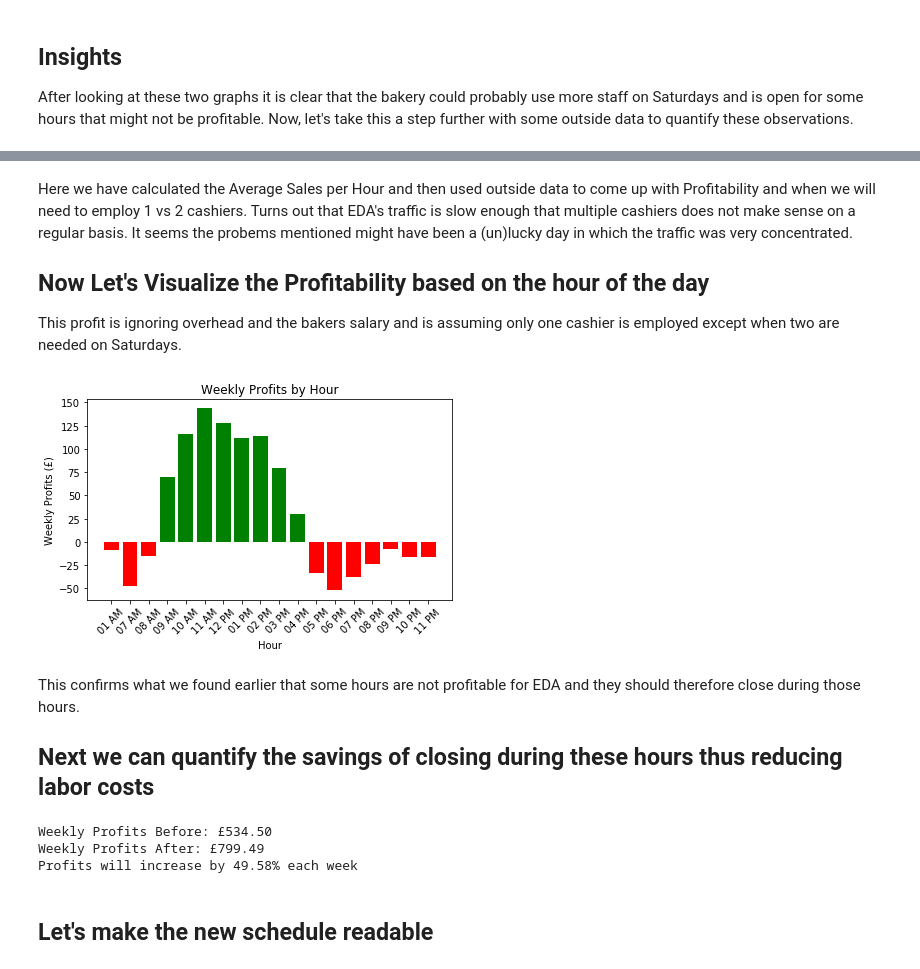
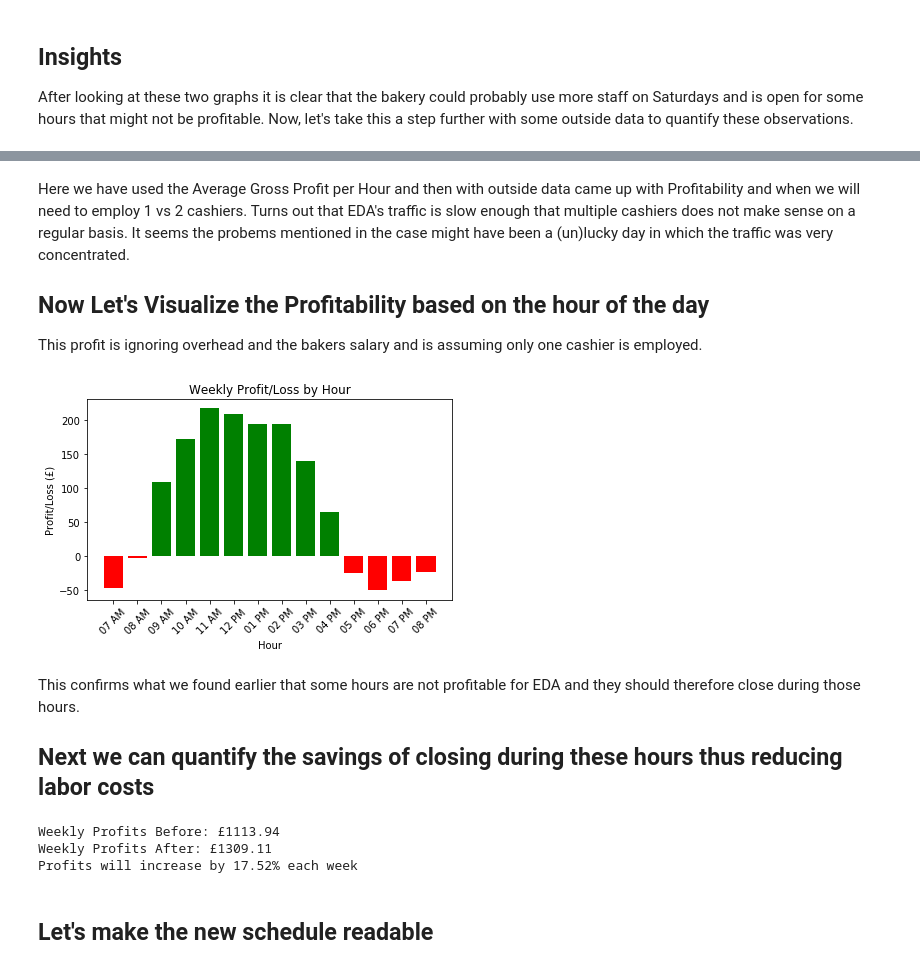
Before and after one commit to unccjp/BUSI-488, a Jupyter notebook: EDA-Bakery-Final-Notebook.ipynb, the cells around one changed output, grey strips where cells are left out. Drawn from its saved outputs; the diff is of its cells as text; code cells hidden in the pictures.

```diff
--- a/EDA-Bakery-Final-Notebook.ipynb
+++ b/EDA-Bakery-Final-Notebook.ipynb
@@ -81,24 +204,15 @@ print(avg_sales_per_trans)
 # %%
 avg_sales_per_trans = len(bakery.Transaction) / len(bakery.Transaction.unique())
 #this number will be used to convert sales data back to transaction data to more accurately estimate number of cashiers needed
+
 temp_bakery = bakery.groupby(['Date', 'Weekday'], as_index = False).count()
 num_weekdays = temp_bakery.Weekday.value_counts()
-# num_weekdays is used later to find average sales per hour, using the simple average would ignore days in which no sales were made
-temp_bakery = bakery.groupby(['Date','Weekday', 'Hour', 'Hour Num'], as_index = False).count()
-hours_plan = temp_bakery.groupby(['Weekday', 'Hour', 'Hour Num'], as_index = False).agg({'Transaction' : 'sum'}).sort_values(by = ['Weekday','Hour Num'])
+# num_weekdays is used to find average sales per hour, using the simple average would ignore days in which no sales were made
+
+hours_plan = bakery.groupby(['Weekday','Hour','Hour Num'], as_index = False).agg({'Profit' : ['sum','count']}).sort_values(by = ['Weekday','Hour Num'])
 hours_plan['Number of Days'] = [num_weekdays[x] for x in list(hours_plan['Weekday'])]
-hours_plan['Average Sales per Hour'] = hours_plan['Transaction'] / hours_plan['Number of Days'] #average sales calculation
-hours_plan['Average Transactions per Hour'] = hours_plan['Average Sales per Hour'] / avg_sales_per_trans
-average_sales_rev = 2.52 #in pounds based on average of many bakery item prices
-average_prof_marg = .586 #ignoring overhead and bakers labor
-cost_per_emp_hour = 8.21 #minimum wage in Scotland
-two_emp_threshold = 19.4 #based on report with average transactions per cashier
-hours_plan.rename(columns = {'Transaction' : 'Number of Sales'}, inplace = True)
-#Columns below help decide when EDA will be open and when they will need two employees. It then uses this to calculate profitability
-hours_plan['Profitable Hour?'] = (hours_plan['Average Sales per Hour'] * average_sales_rev * average_prof_marg) >= cost_per_emp_hour
-hours_plan['Two Cashiers Needed?'] = hours_plan['Average Transactions per Hour'] > two_emp_threshold
-hours_plan['Profitability'] = (hours_plan['Average Sales per Hour'] * average_sales_rev * average_prof_marg) - ((1+ (1 * hours_plan['Two Cashiers Needed?'])) * cost_per_emp_hour)
-#Profitability Takes (Sales per Hour * Revenue per Sales * Profit Margin) - Cost of Cashier Labor(if one or two are used)
-#Overhead and the salary that the baker takes are not included in this profit
+hours_plan['Average Gross Profit per Hour'] = hours_plan['Profit']['sum'] / hours_plan['Number of Days']
+
+hours_plan['Average Transactions per Hour'] = hours_plan['Profit']['count'] / hours_plan['Number of Days'] / avg_sales_per_trans
 hours_plan.head()
 # %% [output]
@@ -110,0 +228,10 @@ hours_plan.head()
+# %%
+cost_per_emp_hour = 8.21 #minimum wage in Scotland
+two_emp_threshold = 19.4 #based on report with average transactions per cashier
+#Columns below help decide when EDA will be open and when they will need two employees. It then uses this to calculate profitability
+hours_plan['Profitable Hour?'] = hours_plan['Average Gross Profit per Hour'] > cost_per_emp_hour
+hours_plan['Two Cashiers Needed?'] = hours_plan['Average Transactions per Hour'] > two_emp_threshold
+hours_plan['Profit After Labor'] = hours_plan['Average Gross Profit per Hour']  - ((1+ (1 * hours_plan['Two Cashiers Needed?'])) * cost_per_emp_hour)
+#Profitability Takes (Sales per Hour * Revenue per Sales * Profit Margin) - Cost of Cashier Labor(if one or two are used)
+#Overhead and the salary that the baker takes are not included in this profit
+hours_plan.head()
@@ -111,27 +246,27 @@ hours_plan.head()
 # %% [markdown]
-Here we have calculated the Average Sales per Hour and then used outside data to come up with Profitability and when we will need to employ 1 vs 2 cashiers. Turns out that EDA's traffic is slow enough that multiple cashiers does not make sense on a regular basis. It seems the probems mentioned might have been a (un)lucky day in which the traffic was very concentrated.
+Here we have used the Average Gross Profit per Hour and then with outside data came up with Profitability and when we will need to employ 1 vs 2 cashiers. Turns out that EDA's traffic is slow enough that multiple cashiers does not make sense on a regular basis. It seems the probems mentioned in the case might have been a (un)lucky day in which the traffic was very concentrated.
 
 ## Now Let's Visualize the Profitability based on the hour of the day
-This profit is ignoring overhead and the bakers salary and is assuming only one cashier is employed except when two are needed on Saturdays.
+This profit is ignoring overhead and the bakers salary and is assuming only one cashier is employed.
 # %%
-prof_by_hour = hours_plan.groupby(['Hour', 'Hour Num'], as_index = False).agg({'Profitability' : 'sum'}).sort_values(by = ['Hour Num'])
+prof_by_hour = hours_plan.groupby(['Hour', 'Hour Num'], as_index = False).agg({'Profit After Labor' : 'sum'}).sort_values(by = ['Hour Num'])
 #profitability broken out by hour
-prof_by_hour['Positive'] = prof_by_hour['Profitability'] > 0 #used to denote color
-plt.bar(prof_by_hour['Hour'], prof_by_hour['Profitability'], color = prof_by_hour.Positive.map({True : 'g', False : 'r'})) #color mapping idea from Stack Overflow TomAugspurger
+prof_by_hour['Positive'] = prof_by_hour['Profit After Labor'] > 0 #used to denote color
+plt.bar(prof_by_hour['Hour'], prof_by_hour['Profit After Labor'], color = prof_by_hour.Positive.map({True : 'g', False : 'r'})) #color mapping idea from Stack Overflow TomAugspurger
 plt.xlabel('Hour')
 plt.xticks(rotation = 45)
-plt.ylabel("Weekly Profits (£)")
-plt.title('Weekly Profits by Hour')
+plt.ylabel("Profit/Loss (£)")
+plt.title('Weekly Profit/Loss by Hour')
 plt.tight_layout()
 plt.show()
 # %% [output]
-[figure, old version]
+[figure, new version]
 # %% [markdown]
 This confirms what we found earlier that some hours are not profitable for EDA and they should therefore close during those hours.
 
 ## Next we can quantify the savings of closing during these hours thus reducing labor costs
 # %%
-profitability_change = hours_plan.groupby(['Profitable Hour?']).agg({'Profitability' : 'sum'})
+profitability_change = hours_plan.groupby(['Profitable Hour?']).agg({'Profit After Labor' : 'sum'})
 weekly_prof_before = profitability_change.iloc[0,0] + profitability_change.iloc[1,0]
 weekly_prof_after = profitability_change.iloc[1,0]
 weekly_perc_inc = ((weekly_prof_after / weekly_prof_before) - 1) * 100
@@ -139,9 +274,9 @@ print('Weekly Profits Before: £%.2f' % weekly_prof_before)
 print('Weekly Profits After: £%.2f' % weekly_prof_after)
 print("Profits will increase by %.2f%% each week" % weekly_perc_inc)
 # %% [output]
-Weekly Profits Before: £534.50
-Weekly Profits After: £799.49
-Profits will increase by 49.58% each week
+Weekly Profits Before: £1113.94
+Weekly Profits After: £1309.11
+Profits will increase by 17.52% each week
 # %% [markdown]
 ## Let's make the new schedule readable
 # %%
```
Also changed, not shown: parts of 20 cells of this notebook.
